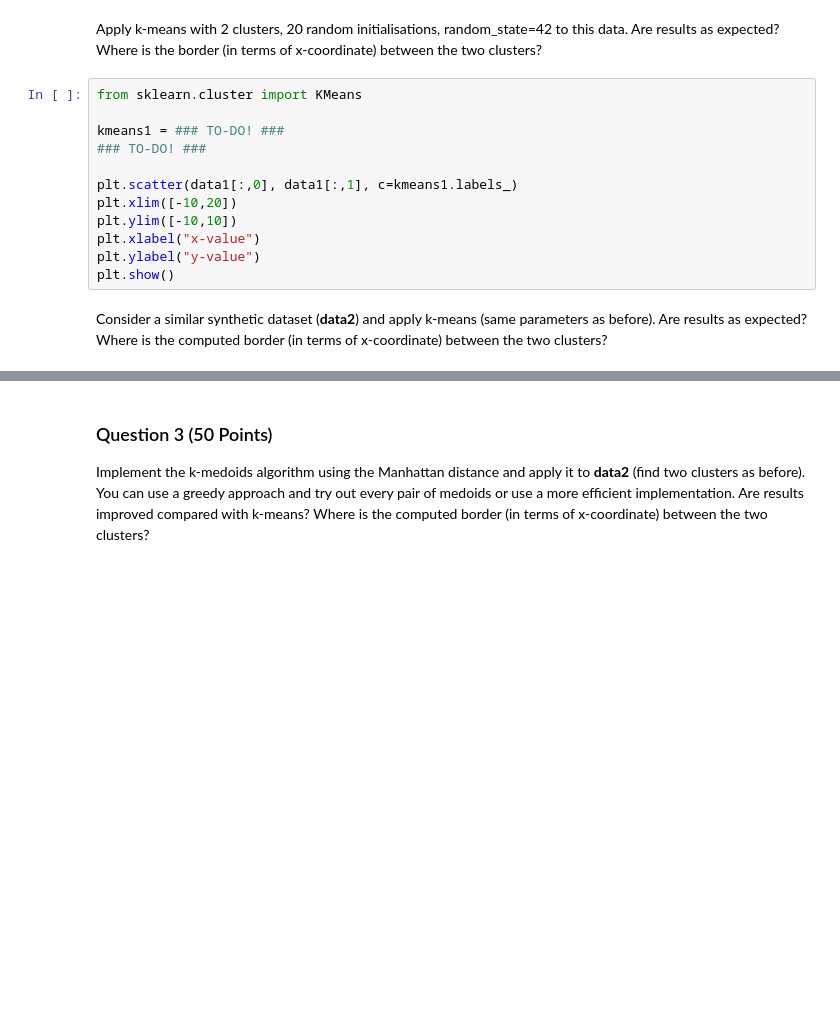
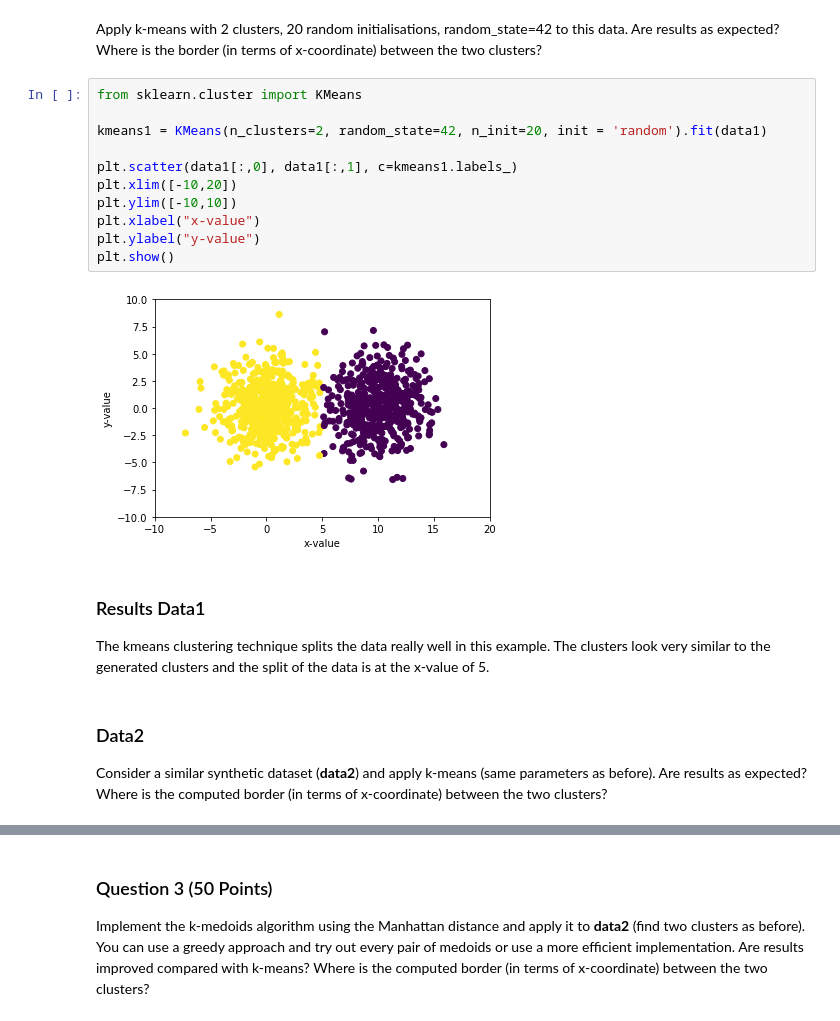
Before and after one commit to akruskal/Kmedoids_ML_Python, a Jupyter notebook: Chapter07-Assessment.ipynb, the cells around one changed output, grey strips where cells are left out. Cells and saved outputs as stored; diff of their text form; blank space fills up the shorter version.

```diff
--- a/Chapter07-Assessment.ipynb
+++ b/Chapter07-Assessment.ipynb
@@ -62,16 +69,22 @@ Apply k-means with 2 clusters, 20 random initialisations, random_state=42 to thi
 # %%
 from sklearn.cluster import KMeans
 
-kmeans1 = ### TO-DO! ###
-### TO-DO! ###
+kmeans1 = KMeans(n_clusters=2, random_state=42, n_init=20, init = 'random').fit(data1)
 
 plt.scatter(data1[:,0], data1[:,1], c=kmeans1.labels_)
 plt.xlim([-10,20])
 plt.ylim([-10,10])
 plt.xlabel("x-value")
 plt.ylabel("y-value")
 plt.show()
+# %% [output]
+[figure, added]
+# %% [markdown]
+### Results Data1
+
+The kmeans clustering technique splits the data really well in this example. The clusters look very similar to the generated clusters and the split of the data is at the x-value of 5.
 # %% [markdown]
+### Data2
 Consider a similar synthetic dataset (__data2__) and apply k-means (same parameters as before). Are results as expected? Where is the computed border (in terms of x-coordinate) between the two clusters?
 # %%
 np.random.seed(42)
```
Also changed, not shown: parts of 15 cells of this notebook, 1 other file.
